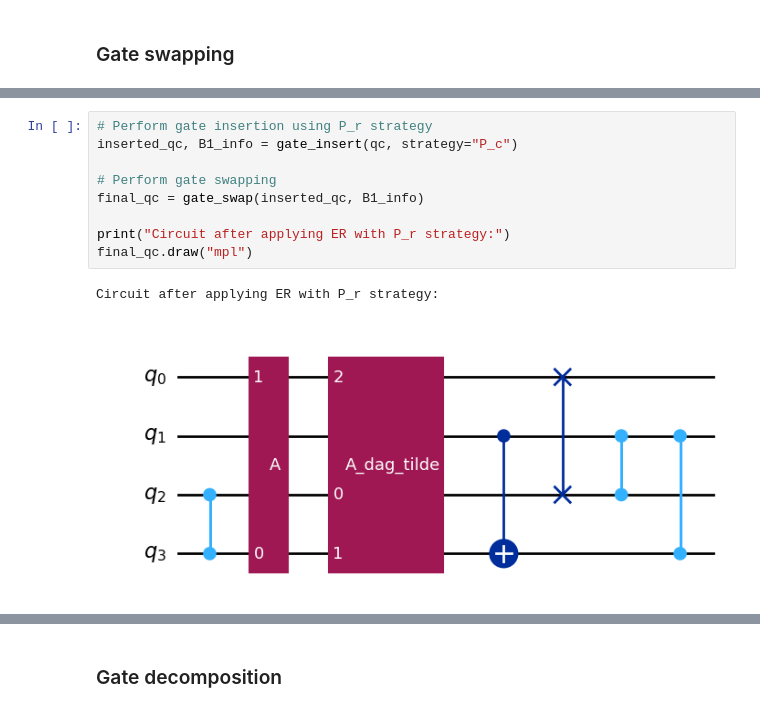
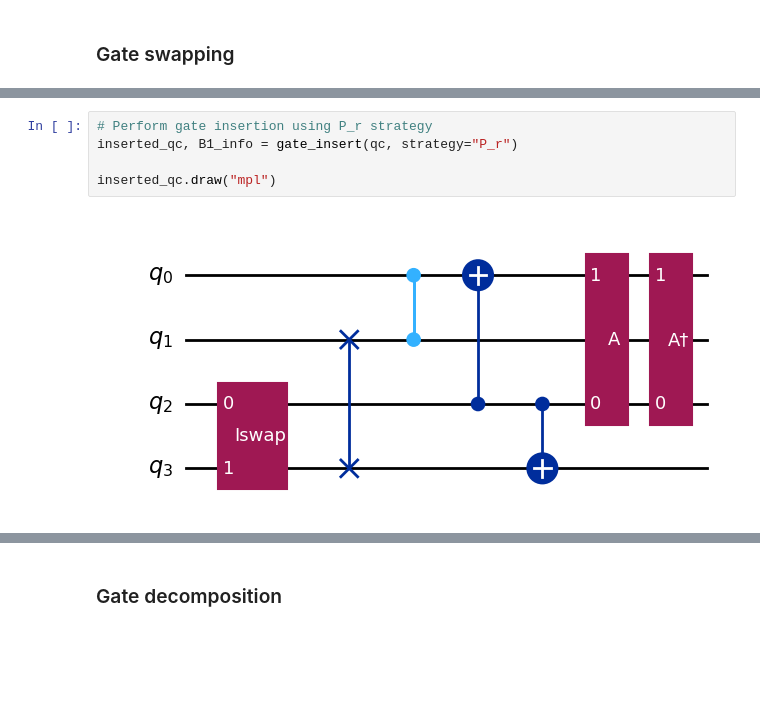
Before and after one commit to unitaryfund/circuit-unoptimization, a Jupyter notebook: notebooks/elemetary_recipe.ipynb, the cells around one changed output, grey strips where cells are left out. Cells and saved outputs as stored; diff of their text form; blank space fills up the shorter version.

```diff
--- a/notebooks/elemetary_recipe.ipynb
+++ b/notebooks/elemetary_recipe.ipynb
@@ -274,12 +273,7 @@ qc.draw("mpl")
 # %%
 # Perform gate insertion using P_r strategy
-inserted_qc, B1_info = gate_insert(qc, strategy="P_c")
+inserted_qc, B1_info = gate_insert(qc, strategy="P_r")
 
-# Perform gate swapping
-final_qc = gate_swap(inserted_qc, B1_info)
-
-print("Circuit after applying ER with P_r strategy:")
-final_qc.draw("mpl")
+inserted_qc.draw("mpl")
 # %% [output]
-Circuit after applying ER with P_r strategy:
-[figure, old version]
+[figure, new version]
```
Also changed, not shown: parts of 18 cells of this notebook.
